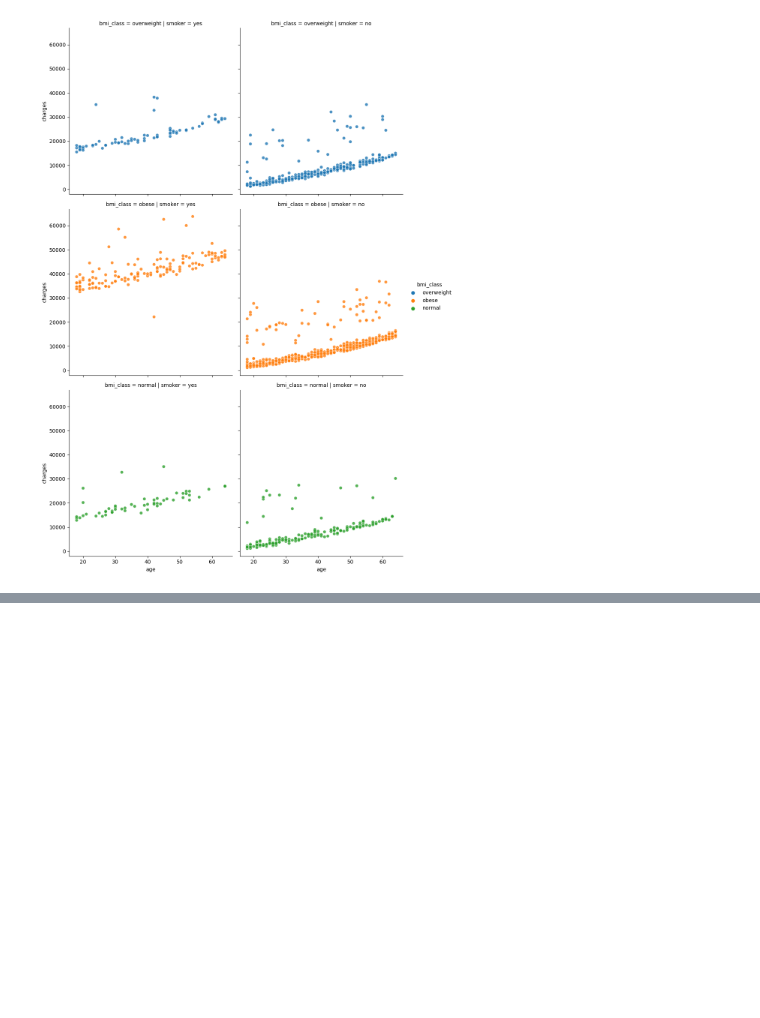
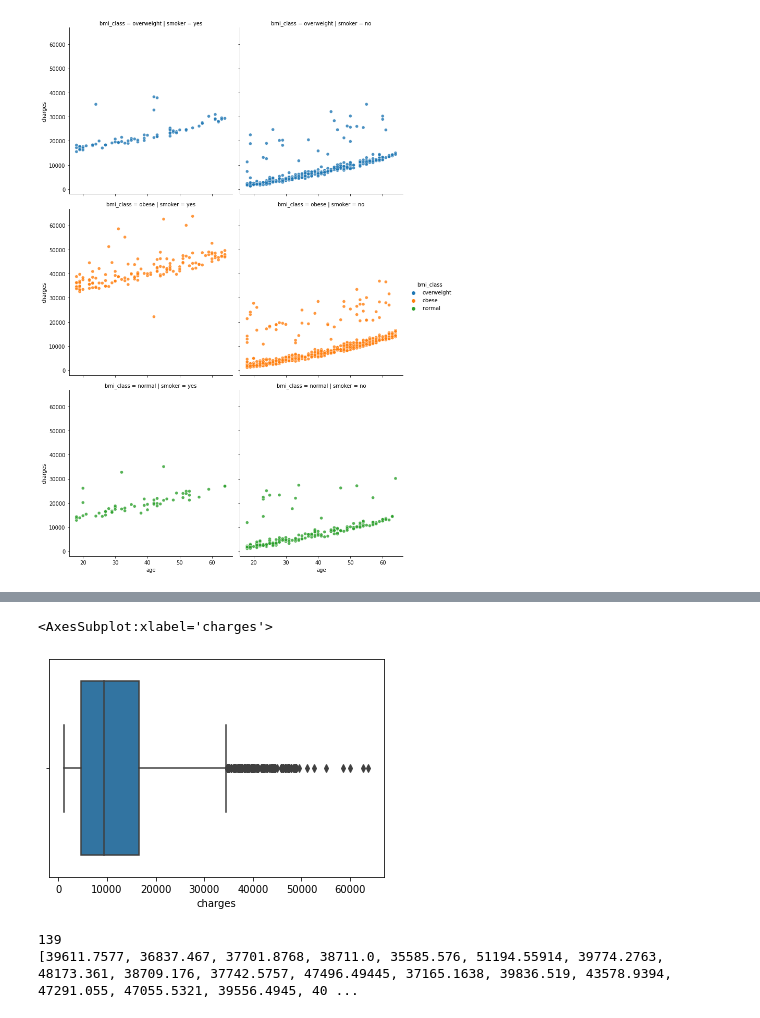
Before and after one commit to zoltarzol/brief_assur_aimant, a Jupyter notebook: Emad/analyse/analyse_Emad.ipynb, the cells around one changed output, grey strips where cells are left out. Saved outputs shown, nothing was run; the diff lists cells and outputs as text; code cells hidden in the pictures; blank space fills up the shorter version.

```diff
--- a/Emad/analyse/analyse_Emad.ipynb
+++ b/Emad/analyse/analyse_Emad.ipynb
@@ -191,0 +311,18 @@ sns.relplot(x='age', y='charges', data = data,
+# %%
+sns.boxplot(x = data['charges'])
+# %% [output]
+<AxesSubplot:xlabel='charges'>
+[figure, added]
+# %%
+import matplotlib.pyplot as plt
+from matplotlib.cbook import boxplot_stats
+import pandas as pd
+import seaborn as sns
+
+
+outliers = [y for stat in boxplot_stats(data['charges']) for y in stat['fliers']]
+print(len(outliers))
+print(outliers)
+# %% [output]
+139
+[39611.7577, 36837.467, 37701.8768, 38711.0, 35585.576, 51194.55914, 39774.2763, 48173.361, 38709.176, 37742.5757, 47496.49445, 37165.1638, 39836.519, 43578.9394, 47291.055, 47055.5321, 39556.4945, 40 ...
```
Also changed, not shown: parts of 22 cells of this notebook, 5 other files.
